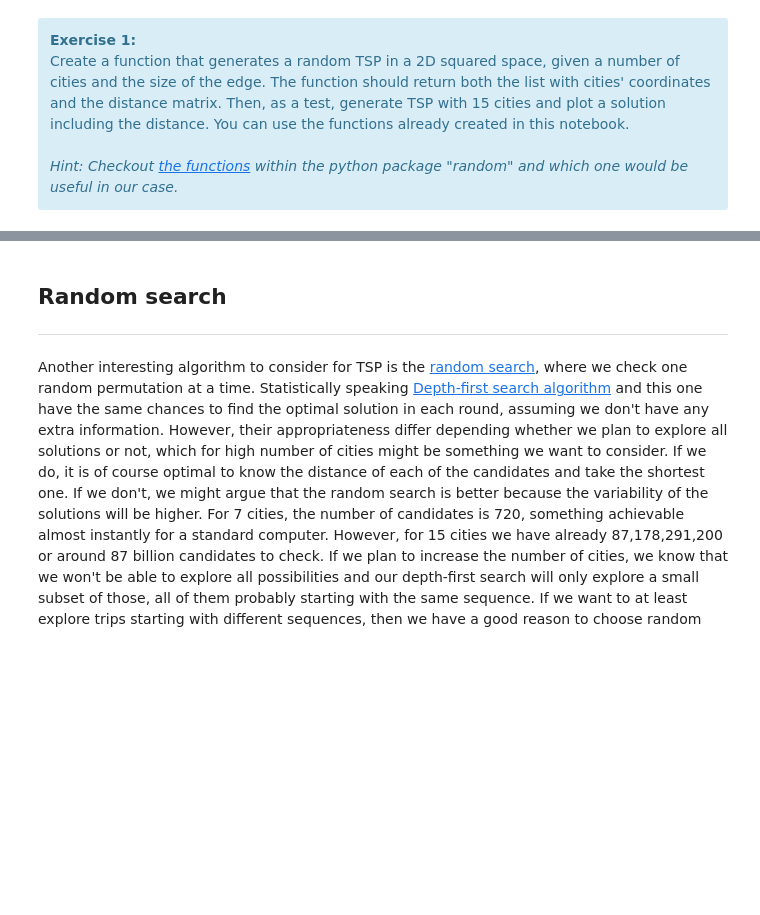
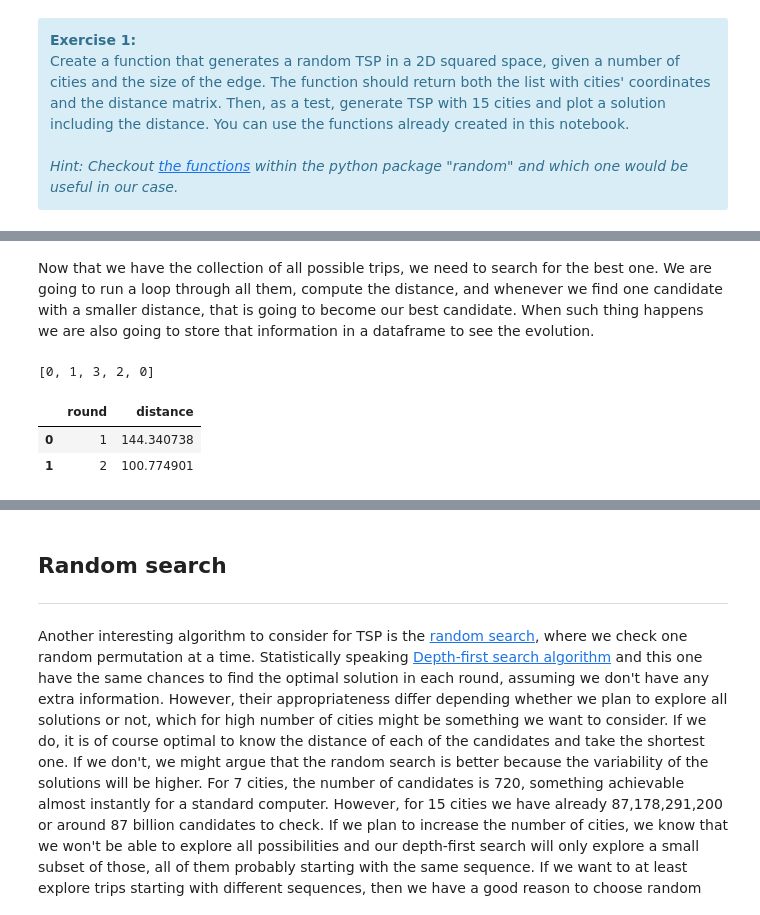
Before and after one commit to mariogutierrezroig/Teaching-Notebooks, a Jupyter notebook: Search_Algorithms/search_algorithms_TSP.ipynb, the cells around one changed output, grey strips where cells are left out. Saved outputs shown, nothing was run; the diff lists cells and outputs as text; code cells hidden in the pictures; blank space fills up the shorter version.

```diff
--- a/Search_Algorithms/search_algorithms_TSP.ipynb
+++ b/Search_Algorithms/search_algorithms_TSP.ipynb
@@ -253,0 +211,17 @@ Let's have a look at the solution reached:
+# %%
+# Create a variable to store new combinations
+newtrips = []
+# now iterate over all parent nodes
+for trip in trips:
+    # Create a list of remaining cities not visited so far
+    not_visited = [x for x in citylist if x not in trip]
+    # Iterate over these not_visited
+    for nv in not_visited:
+        # Create new trip adding a not visited city
+        newtrip = trip + [nv]
+        # Append this new trip into newtrips
+        newtrips.append(newtrip)
+# Update the trips list with new longer versions
+trips = newtrips
+
+trips
@@ -253,0 +275,35 @@ Let's have a look at the solution reached:
+# %% [markdown]
+Now that we have the collection of all possible trips, we need to search for the best one. We are going to run a loop through all them, compute the distance, and whenever we find one candidate with a smaller distance, that is going to become our best candidate. When such thing happens we are also going to store that information in a dataframe to see the evolution.
+# %%
+import pandas as pd
+
+# Define best initial candidate
+best = trips[0]
+bestdist = compute_distance(best,D)
+
+# Counter
+i = 1
+
+# List for storing information for the df
+info = [[i,bestdist]]
+
+# Iterate over all trips (except the first)
+for trip in trips[1:]:
+    # Increase the counter
+    i += 1
+
+    d = compute_distance(trip,D)
+
+    if d < bestdist:
+        best = trip
+        bestdist = d
+        info.append([i,bestdist])
+
+df = pd.DataFrame(info,columns=["round","distance"])
+print(best)
+df
+# %% [output]
+[0, 1, 3, 2, 0]
+|  | round | distance |
+| 0 | 1 | 144.340738 |
+| 1 | 2 | 100.774901 |
```
Also changed, not shown: parts of 28 cells of this notebook, 1 other file.
